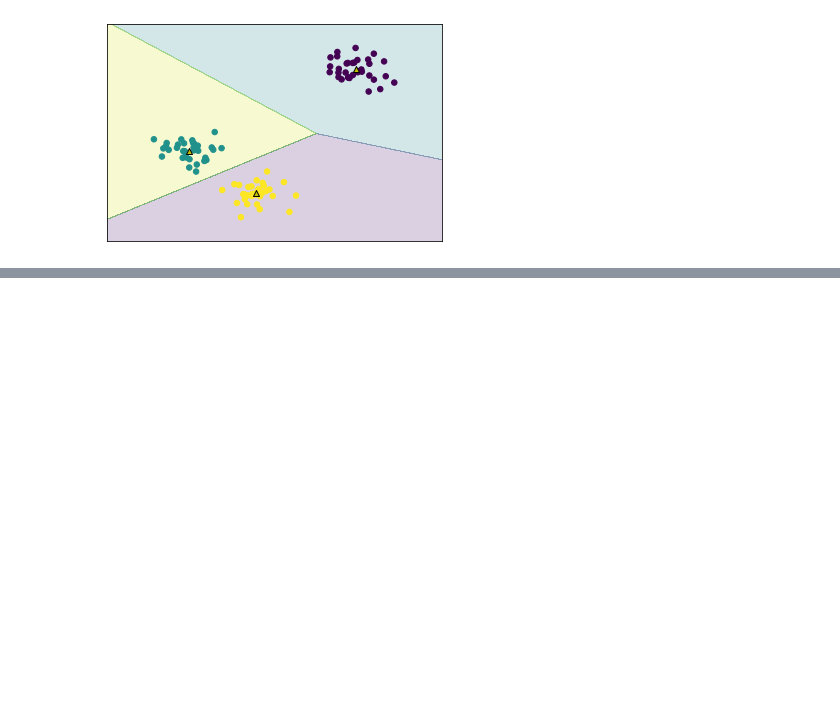
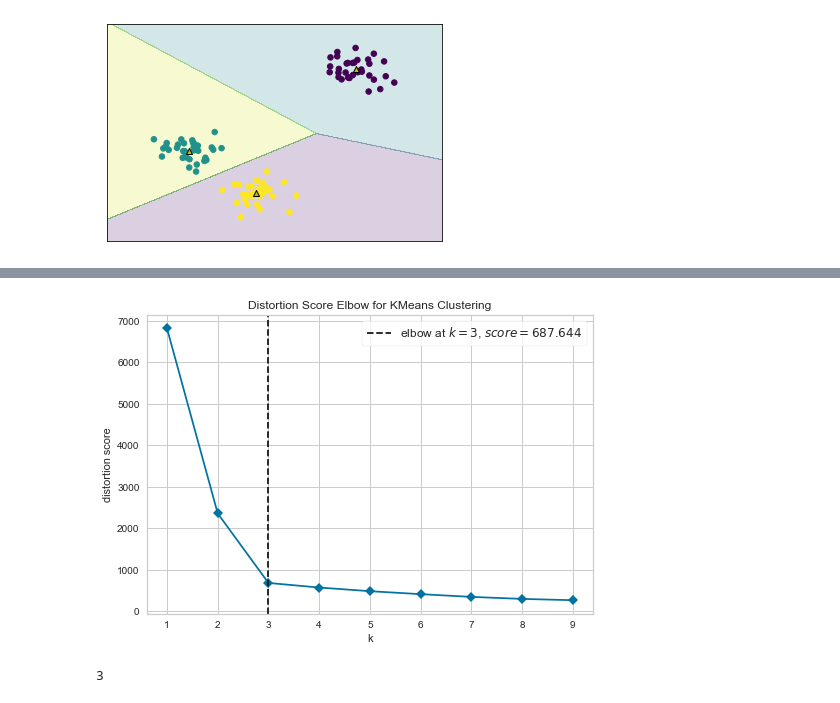
Before and after one commit to limweipin/mlpy_nov2021, a Jupyter notebook: day_3.ipynb, the cells around one changed output, grey strips where cells are left out. Drawn from its saved outputs; the diff is of its cells as text; code cells hidden in the pictures; blank space fills up the shorter version.

```diff
--- a/day_3.ipynb
+++ b/day_3.ipynb
@@ -905,0 +906,10 @@ plt.show
+# %%
+from yellowbrick.cluster import KElbow
+elbow = KElbow(KMeans(), k=(1, 10), timings=False)
+elbow.fit(X)
+elbow.show()
+
+print(elbow.elbow_value_)
+# %% [output]
+[figure, added]
+3
```
Also changed, not shown: parts of 10 cells of this notebook.
